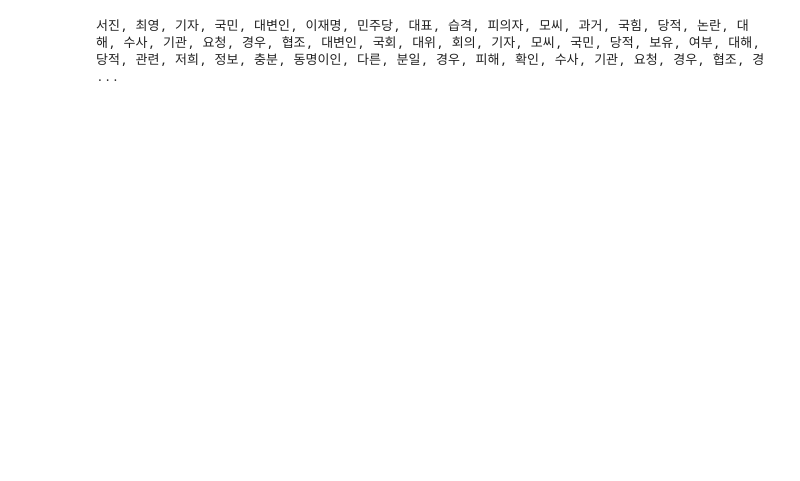
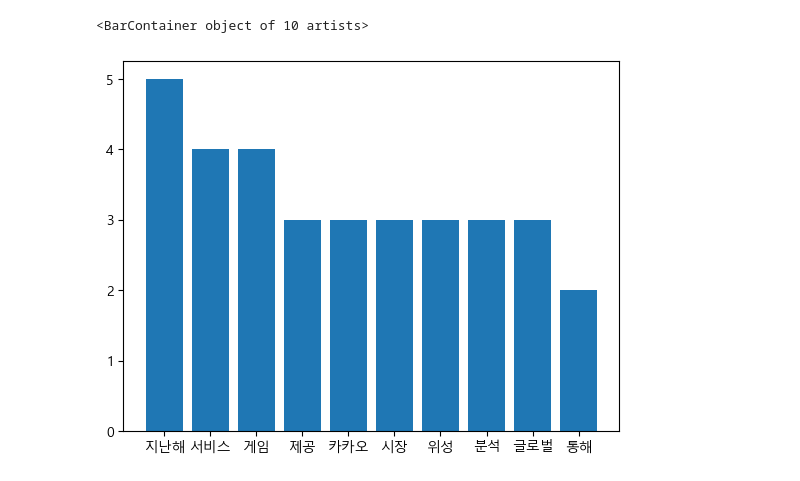
Before and after one commit to Yoon-juhan/naverNewsSummary, a Jupyter notebook: shortnews/test.ipynb, the cells around one changed output. Drawn from its saved outputs; the diff is of its cells as text; code cells hidden in the pictures; blank space fills up the shorter version.

```diff
--- a/shortnews/test.ipynb
+++ b/shortnews/test.ipynb
@@ -72,9 +56,22 @@ df = selectToDay()
-# %%
-from collections import Counter
-
-t = df['KEYWORD'].explode()
-tmp = t[t.apply(lambda x : len(x) >= 2)]
-print(", ".join(tmp))
-# Counter(tmp).most_common(5)
-# %% [output]
-서진, 최영, 기자, 국민, 대변인, 이재명, 민주당, 대표, 습격, 피의자, 모씨, 과거, 국힘, 당적, 논란, 대해, 수사, 기관, 요청, 경우, 협조, 대변인, 국회, 대위, 회의, 기자, 모씨, 국민, 당적, 보유, 여부, 대해, 당적, 관련, 저희, 정보, 충분, 동명이인, 다른, 분일, 경우, 피해, 확인, 수사, 기관, 요청, 경우, 협조, 경 ...
+# %%
+# 키워드 테스트
+
+from collections import Counter
+import matplotlib.pyplot as plt
+
+plt.rcParams['font.family'] ='Malgun Gothic'
+plt.rcParams['axes.unicode_minus'] =False
+
+df = selectToDay()
+
+result = df['KEYWORD'][df['CATE_ID'] == '105'].str.split(',').explode().tolist()
+c = Counter(result).most_common(10)
+
+x = [data[0] for data in c]
+y = [data[1] for data in c]
+
+# plt.pie(y, labels=x)
+plt.bar(x, y)
+# %% [output]
+<BarContainer object of 10 artists>
+[figure, added]
```
Also changed, not shown: parts of 4 cells of this notebook, 6 other files.
